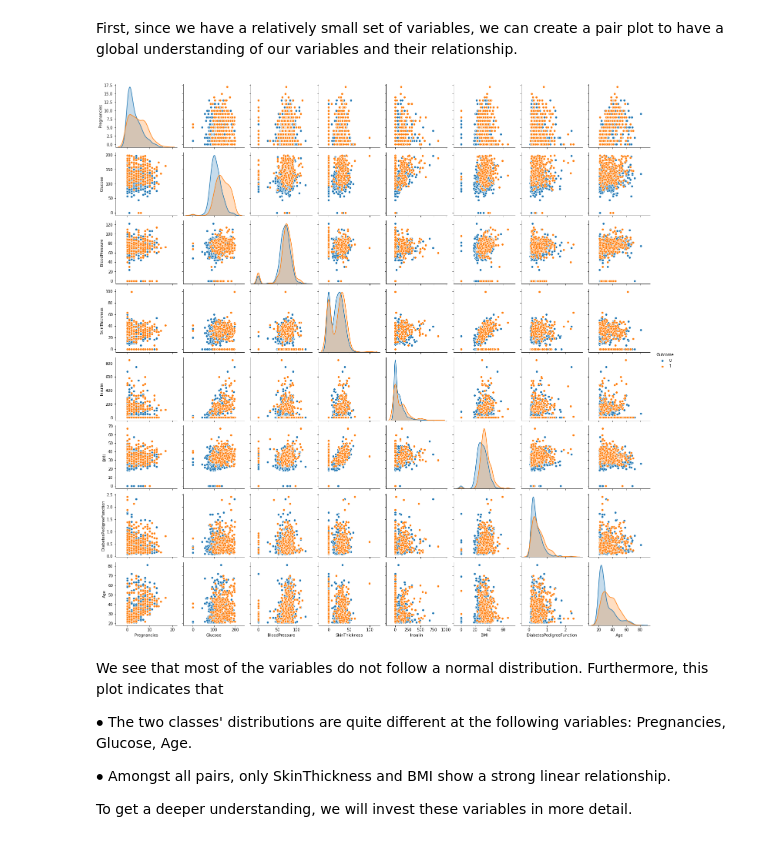
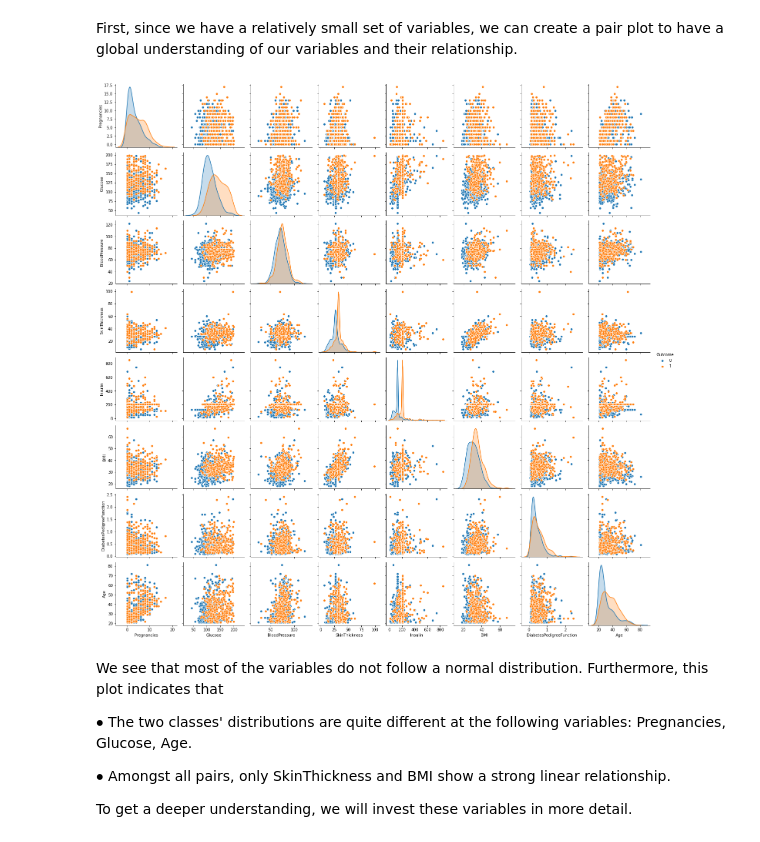
Before and after one commit to tungprime/Diabete-prediction, a Jupyter notebook: Diabetes predictions.ipynb, the cells around one changed output. Drawn from its saved outputs; the diff is of its cells as text; code cells hidden in the pictures.

```diff
--- a/Diabetes predictions.ipynb
+++ b/Diabetes predictions.ipynb
@@ -42,8 +44,8 @@ from keras import regularizers
 # %% [markdown]
 Next, we load the dataset that we will use to train and test our models.
 # %%
-df=pd.read_csv('diabetes.csv')
-df.head()
+raw_df=pd.read_csv('diabetes.csv')
+raw_df.head()
 # %% [output]
 |  | Pregnancies | Glucose | BloodPressure | SkinThickness | Insulin | BMI | DiabetesPedigreeFunction | Age | ... |
 | 0 | 6 | 148 | 72 | 35 | 0 | 33.6 | 0.627 | 50 | ... |
@@ -69,0 +72,2 @@ We see that our dataset has 768 samples and it does not have missing values.
+# %%
+raw_df[['Glucose','BloodPressure','SkinThickness','Insulin','BMI']] = raw_df[['Glucose','BloodPressure','SkinThickness','Insulin','BMI']].replace(0,np.NaN)
@@ -69,0 +93,9 @@ We see that our dataset has 768 samples and it does not have missing values.
+# %%
+def replace_NaN(df):
+    df_0=df[df['Outcome']==0]
+    df_1=df[df['Outcome']==1]
+    df_0=df_0.fillna(df_0.mean())
+    df_1=df_1.fillna(df_1.mean())
+    df=pd.concat([df_0, df_1])
+    df=df.sort_index()
+    return df
@@ -69,0 +104,3 @@ We see that our dataset has 768 samples and it does not have missing values.
+# %%
+df=replace_NaN(raw_df)
+df.sample(5)
@@ -74,10 +118,10 @@ In this part, we will do some exploratory data analysis in order to gain deeper
 # %% [markdown]
 First, since we have a relatively small set of variables, we can create a pair plot to have a global understanding of our variables and their relationship.
 # %%
-sns.pairplot(data=df, hue='Outcome')
+sns.pairplot(df, hue='Outcome')
 plt.show()
 # %% [output]
-[figure, old version]
+[figure, new version]
 # %% [markdown]
 We see that most of the variables do not follow a normal distribution. Furthermore, this plot indicates that
 
```
Also changed, not shown: parts of 36 cells of this notebook.
